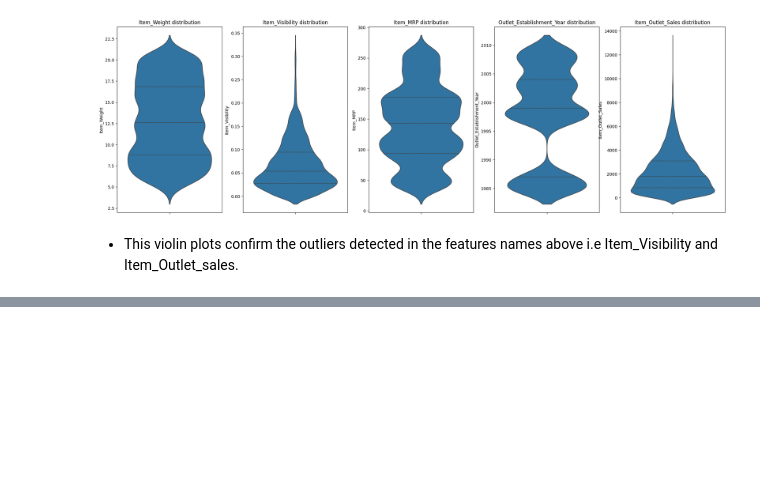
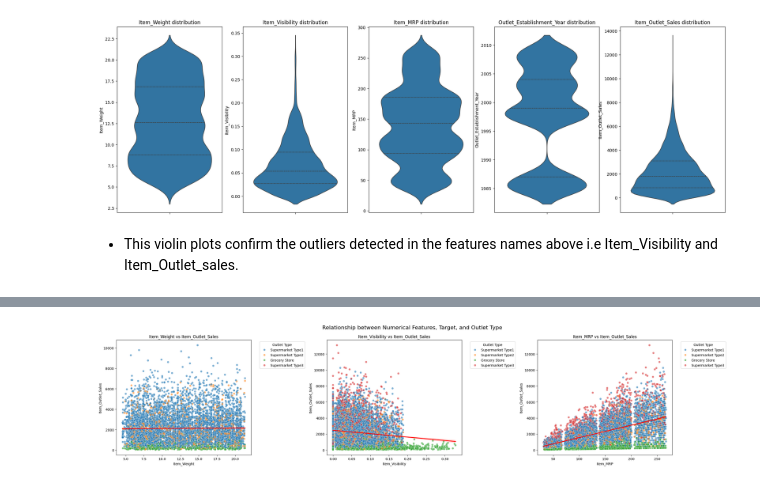
Before and after one commit to Tracy-teb/bigmart_sales_prediction_project, a Jupyter notebook: ml_salespred.ipynb, the cells around one changed output, grey strips where cells are left out. Cells and saved outputs as stored; diff of their text form; code cells hidden in the pictures; blank space fills up the shorter version.

```diff
--- a/ml_salespred.ipynb
+++ b/ml_salespred.ipynb
@@ -291,0 +371,20 @@ for index, col in enumerate(numeric_cols):
+# %%
+fig, ax = plt.subplots(nrows=1, ncols=3, figsize=(26, 6))
+fig.suptitle('Relationship between Numerical Features, Target, and Outlet Type', fontsize=16)
+
+for index, col in enumerate(['Item_Weight', 'Item_Visibility', 'Item_MRP']):
+    sns.scatterplot(data=train, x=col, y=target, ax=ax[index], hue='Outlet_Type', alpha=0.6)
+    ax[index].set_title(f'{col} vs {target}')
+    ax[index].set_xlabel(col)
+    ax[index].set_ylabel(target)
+
+    # Improve legend
+    ax[index].legend(title='Outlet Type', bbox_to_anchor=(1.05, 1), loc='upper left')
+
+    # Add a trend line
+    sns.regplot(data=train, x=col, y=target, ax=ax[index], scatter=False, color='red')
+
+plt.tight_layout()
+plt.show()
+# %% [output]
+[figure, added]
```
Also changed, not shown: parts of 12 cells of this notebook.
